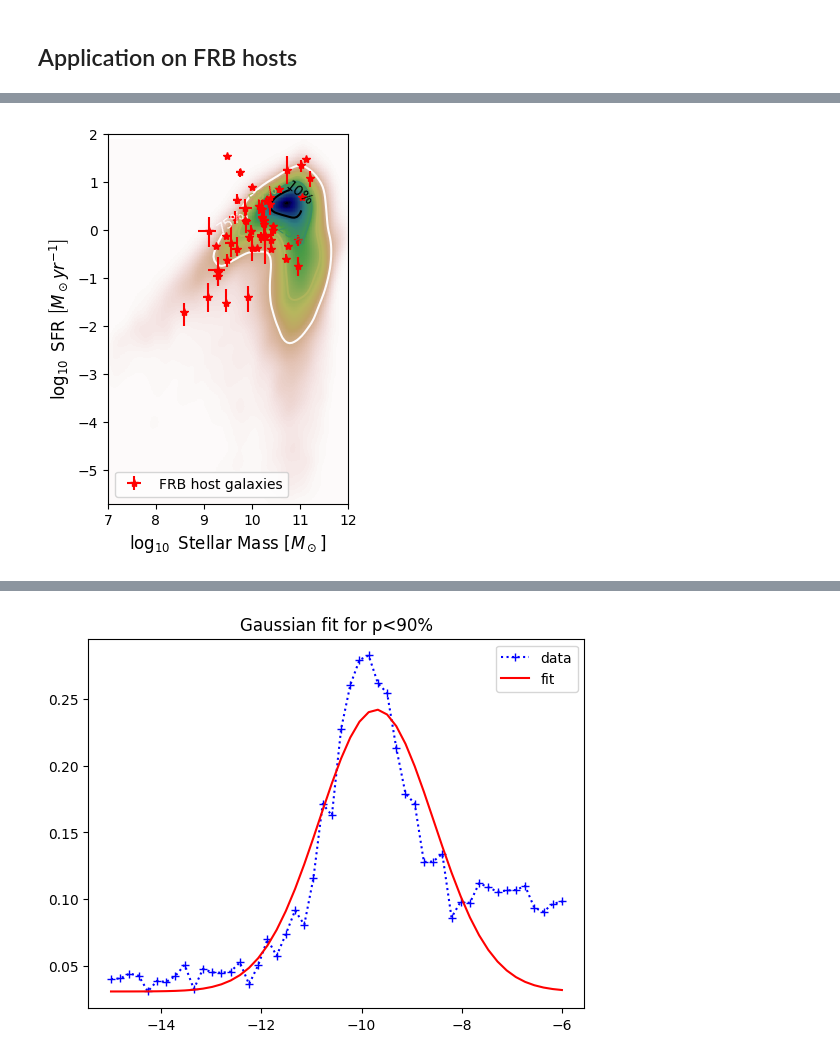
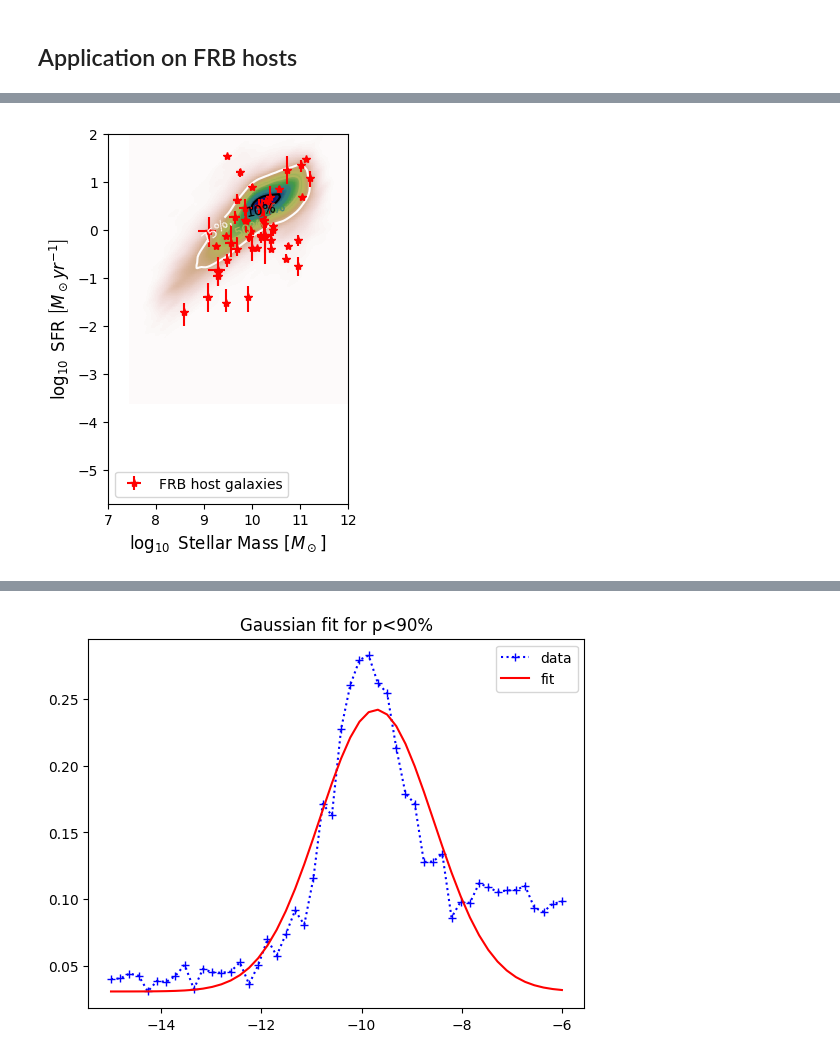
Before and after one commit to hoasaf3/host-galaxies-stats, a Jupyter notebook: frb_hosts_stats.ipynb, the cells around one changed output, grey strips where cells are left out. Saved outputs shown, nothing was run; the diff lists cells and outputs as text; code cells hidden in the pictures.

```diff
--- a/frb_hosts_stats.ipynb
+++ b/frb_hosts_stats.ipynb
@@ -28,7 +28,7 @@ def read_dsa_data(only_gold=True):
     dsa_frbs = pd.read_csv("frbs_data/dsa_frbs.csv")
 
     if only_gold:
-        dsa_frbs = dsa_frb_hosts_hosts_hosts_hosts_hostss[np.logical_and(dsa_frbs["sed_done?"] == "Y", dsa_frbs["sample"] == "Gold")]
+        dsa_frbs = dsa_frbs[np.logical_and(dsa_frbs["sed_done?"] == "Y", dsa_frbs["sample"] == "Gold")]
     else:
         dsa_frbs = dsa_frbs[dsa_frbs["sed_done?"] == "Y"]
 
@@ -349,69 +402,50 @@ mc.calc_p90(frb_hosts, z_to_logpdf, frbs_likelihood)
 # %%
 ''' Figure 1 '''
-from scipy.stats import gaussian_kde
 from scipy.interpolate import interp1d
 
-logpdf = logpdfs.get_weighted_logpdf(logpdfs.get_logpdf(0.3, prob_density), 1, 0)  # mass weighted
-#logpdf = logpdfs.get_weighted_logpdf(logpdfs.get_logpdf(0.3, prob_density), 0, 1)  # sfr weighted
-#logpdf = logpdfs.get_weighted_logpdf(logpdfs.get_logpdf(0.3, prob_density), 1, 10**10.2)  # a/b peak
-#logpdf = get_gc_weighted_logpdf(logpdfs.get_logpdf(0.3, prob_density))  # gc weighted
+z = 0.3  # np.median(frb_hosts['z'])  # 0.2417
 
-samples =mc.get_samples(logpdf)
+# Create logpdf
+# logpdf = get_wlogpdf_w_opt(z, prob_density, 1, 0)  # mass-weighted
+logpdf = get_wlogpdf_w_opt(z, prob_density, 0, 1)  # sfr-weighted
+# logpdf = get_wlogpdf_w_opt(z, prob_density, 1, 10**10.2)  # a/b peak
+# logpdf = get_gc_logpdf_w_opt(z, prob_density)  # gc-weighted
 
-# copied from mc.plot_from_samples with further plotting modifications
-m1 = samples[:,0]  # masses
-m2 = samples[:,1]  # SFRs
+# Generate samples
+samples = mc.get_samples(logpdf)
+ax, Z, extent = mc.plot_from_samples(samples)
 
-xmin = m1.min()
-xmax = m1.max()
-ymin = m2.min()
-ymax = m2.max()
-
-values = np.vstack([m1, m2])
-kernel = gaussian_kde(values)
-
-X, Y = np.mgrid[xmin:xmax:100j, ymin:ymax:100j]
-coordinates = np.vstack([X.ravel(), Y.ravel()])
-
-Z = np.reshape(kernel(coordinates), X.shape)
-
+# Add probability contours
 steps = 1000
 Z = Z/Z.sum()
 p = np.linspace(0, Z.max(), steps)
 integral_gt_p = ((Z >= p[:,None,None])*Z).sum(axis=(1,2))
 f = interp1d(integral_gt_p, p)
 p_countours = f(np.array([0.75, 0.5, 0.25, 0.1]))
-
-# Plot
-fig, ax = plt.subplots()
-ax.imshow(np.rot90(Z), cmap=plt.cm.gist_earth_r,
-          extent=[xmin, xmax, ymin, ymax])
 cont = ax.contour(Z.T, p_countours, cmap=plt.cm.gist_earth_r,
-                  extent=[xmin, xmax, ymin, ymax])
+                  extent=extent)
 fmt = {}
 strs = ['75%,', '50%', '25%', '10%']
 for l, s in zip(p_countours, strs):
     fmt[l] = s
+ax.clabel(cont, fmt=fmt)
 
-ax.clabel(cont, fmt=fmt)
+# Plot hosts
 xerr = frb_hosts['Mstar_lowerr'], frb_hosts['Mstar_uperr']  # already in log10
 sfr_uperr = [np.log10(frb_hosts['SFR'][i] + frb_hosts['SFR_uperr'][i]) - np.log10(frb_hosts['SFR'][i])
              for i in frb_hosts.index]
 sfr_lowerr = [np.log10(frb_hosts['SFR'][i]) - np.log10(frb_hosts['SFR'][i] - frb_hosts['SFR_lowerr'][i])
               for i in frb_hosts.index]
-
-#sfr_lowerr = [x if np.isfinite(x) else 0 for x in sfr_lowerr]
 yerr = sfr_lowerr, sfr_uperr
-
 ax.errorbar(np.log10(frb_hosts['Mstar']), np.log10(frb_hosts['SFR']), yerr, xerr, '*r',
            ecolor='red', label='FRB host galaxies')
-# ax.plot(np.log10(frb['Mstar'][34]), np.log10(frb['SFR'][34]), 'X', color='cyan', markersize=10)
+
 ax.set_xlim([mmin, mmax])
 ax.set_ylim([sfrmin,sfrmax])
 ax.set_xlabel(r"$\log_{10}$" + " Stellar Mass " + r"$\left[M_\odot\right]$", fontsize=12)
 ax.set_ylabel(r"$\log_{10}$" + " SFR " + r"$\left[M_\odot yr^{-1}\right]$", fontsize=12)
 ax.legend()
-plt.savefig('Figures/mass_weighted_dist.pdf', bbox_inches='tight', transparent=True)
+plt.savefig('Figures/Figure1_sfr.pdf', bbox_inches='tight', transparent=True)
 # %% [output]
-[figure, old version]
+[figure, new version]
 # %%
```
Also changed, not shown: parts of 8 cells of this notebook, 3 other files.
